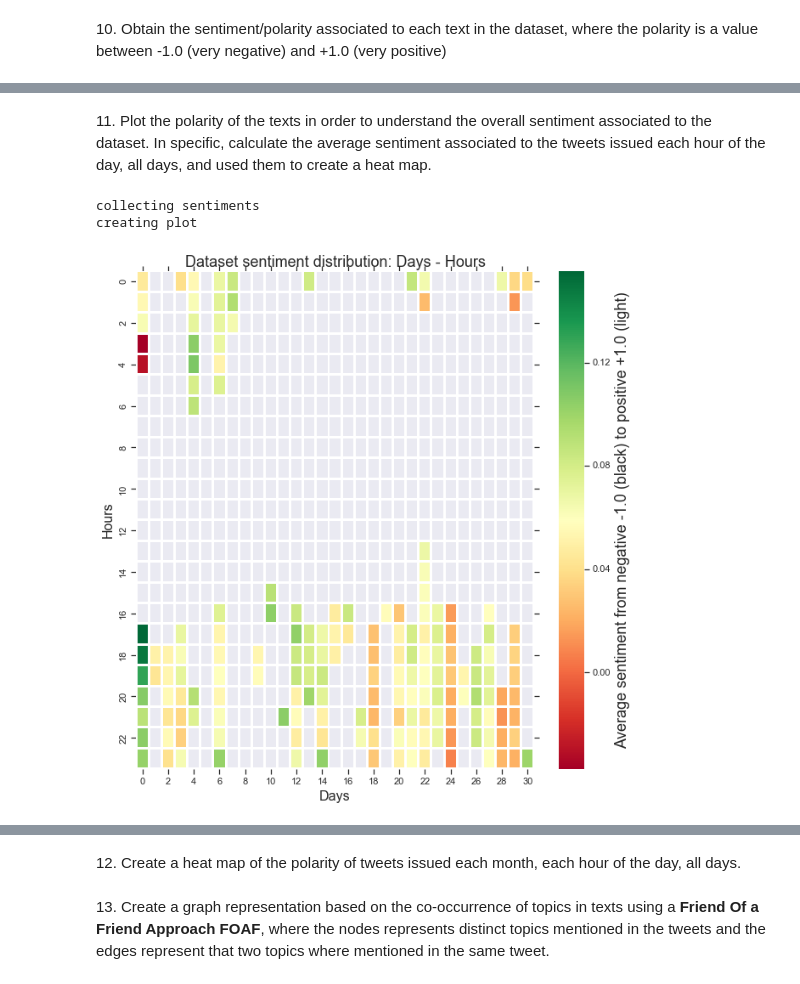
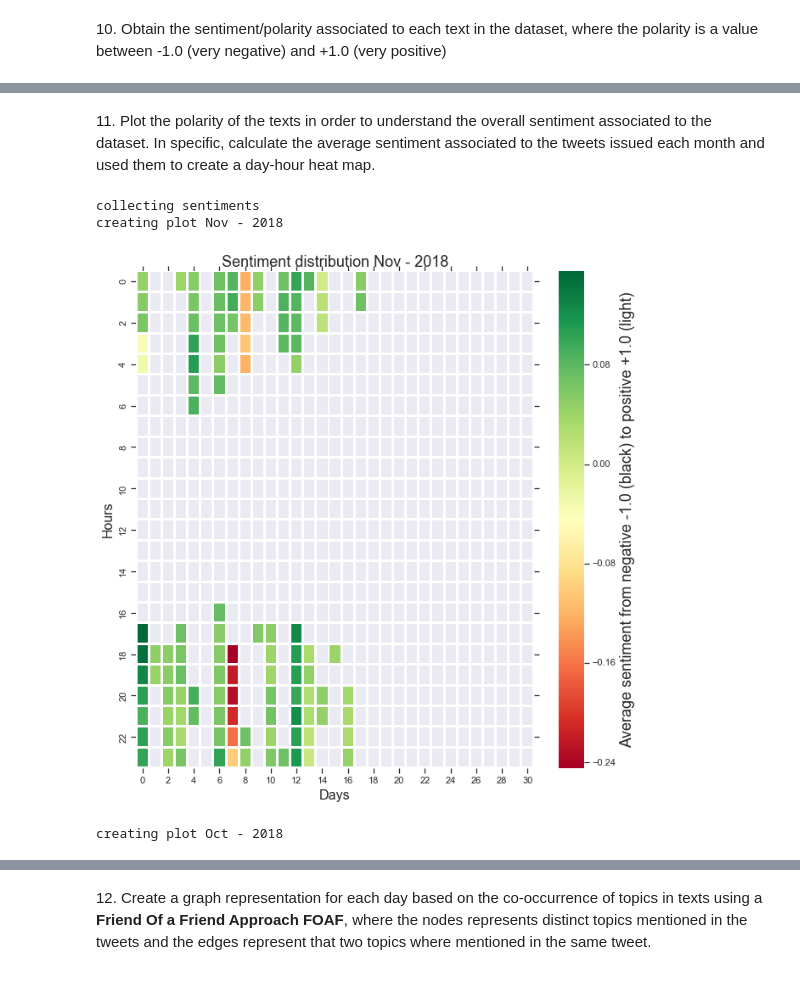
Before and after one commit to Innova4DLab/Zeinab---China-Research, a Jupyter notebook: Twitter Dataset analysis/twitterDatasetStatistics.ipynb, the cells around one changed output, grey strips where cells are left out. Saved outputs shown, nothing was run; the diff lists cells and outputs as text; code cells hidden in the pictures.

Commit message:
Update twitterDatasetStatistics.ipynb
New version of notebook

```diff
--- a/Twitter Dataset analysis/twitterDatasetStatistics.ipynb
+++ b/Twitter Dataset analysis/twitterDatasetStatistics.ipynb
@@ -390,7 +396,7 @@ File: 29-10-2018.json
 File: 30-10-2018.json
 File: 31-10-2018.json
 # %% [markdown]
-11\. Plot the polarity of the texts in order to understand the overall sentiment associated to the dataset. In specific, calculate the average sentiment associated to the tweets issued each hour of the day, all days, and used them to create a heat map.
+11\. Plot the polarity of the texts in order to understand the overall sentiment associated to the dataset. In specific, calculate the average sentiment associated to the tweets issued each month and used them to create a day-hour heat map.
 # %%
 %matplotlib inline
 import datetime
@@ -401,56 +407,74 @@ import seaborn as sns; sns.set()
 import pandas as pd
 import numpy as np
 
 sentiments=[]
 dates=[]
+
 print "collecting sentiments"
 with codecs.open("dataSetSentiment.txt", "r" ,"UTF-8") as file:
     for line in file:
         elementsList=line.split("||")
         dateSentiment=datetime.strptime(elementsList[1], "%a %b %d %H:%M:%S +0000 %Y")
         dates.append(dateSentiment)
         sentiments.append(float(elementsList[2]))
+
+years=[]
+
+months=[]
 
 days=["01","02","03","04","05","06","07","08","09","10",
       "11","12","13","14","15","16","17","18","19","20",
       "21","22","23","24","25","26","27","28","29","30",
       "31"]
 
 hours=["00","01","02","03","04","05","06","07","08","09",
        "10","11","12","13","14","15","16","17","18","19",
        "20","21","22","23"]
 
-
-sentimentDayHour={hour:{day: [] for day in days} for hour in hours}
-
+sentimentDsitribution={}
 
 for date,sentiment in zip(dates,sentiments):
+    year=date.strftime("%Y")
+    month=date.strftime("%b")
     day=date.strftime("%d")
     hour=date.strftime("%H")
-    sentimentDayHour[hour][day].append(sentiment)
 
-heatMap=[]
-index=0
-for hour in hours:
-    heatMap.append([])
-    for day in days:
-        if len(sentimentDayHour[hour][day])>0:
-           heatMap[index].append(np.mean(sentimentDayHour[hour][day]))
-        else:
-           heatMap[index].append(np.nan)
-    index+=1
+    if year not in years:
+        years.append(year)
+        sentimentDsitribution[year]={}
 
-print "creating plot"
-heatMap=  pd.DataFrame(heatMap)
-fig, ax = plt.subplots()
-ax = sns.heatmap(heatMap,linewidths=2, cmap="RdYlGn",mask=heatMap.isnull())
-ax.set_title("Dataset sentiment distribution: Days - Hours").set_fontsize(18)
-ax.figure.axes[-1].set_ylabel("Average sentiment from negative -1.0 (black) to positive +1.0 (light)", size=18)
-plt.xlabel('Days').set_fontsize(16)
-plt.ylabel('Hours').set_fontsize(16)
-fig.set_size_inches(10.5, 10.5)
-plt.show()
+    if month not in months:
+            months.append(month)
+            sentimentDsitribution[year][month]={hour:{day: [] for day in days} for hour in hours}
+            sentimentDsitribution[year][month][hour][day].append(sentiment)
+    else:
+            sentimentDsitribution[year][month][hour][day].append(sentiment)
+
+#plot a heatmap for each month in the dataset
+for year in years:
+    for month in months:
+        heatMap=[]
+        index=0
+        for hour in hours:
+            heatMap.append([])
+            for day in days:
+                if len(sentimentDsitribution[year][month][hour][day])>0:
+                   heatMap[index].append(np.mean(sentimentDsitribution[year][month][hour][day]))
+                else:
+                   heatMap[index].append(np.nan)
+            index+=1
+        print "creating plot "+month+" - "+year
+        heatMap=  pd.DataFrame(heatMap)
+        fig, ax = plt.subplots()
+        ax = sns.heatmap(heatMap,linewidths=2, cmap="RdYlGn",mask=heatMap.isnull())
+        ax.set_title("Sentiment distribution "+month+" - "+year).set_fontsize(18)
+        ax.figure.axes[-1].set_ylabel("Average sentiment from negative -1.0 (black) to positive +1.0 (light)", size=18)
+        plt.xlabel('Days').set_fontsize(16)
+        plt.ylabel('Hours').set_fontsize(16)
+        fig.set_size_inches(10.5, 10.5)
+        plt.show()
 # %% [output]
 collecting sentiments
-creating plot
+creating plot Nov - 2018
-[figure, old version]
+[figure, new version]
+creating plot Oct - 2018
@@ -457,5 +482,3 @@ creating plot
-# %% [markdown]
-12\. Create a heat map of the polarity of tweets issued each month, each hour of the day, all days.
 # %% [markdown]
-13\. Create a graph representation based on the co-occurrence of topics in texts using a __Friend Of a Friend Approach FOAF__, where the nodes represents  distinct topics mentioned in the tweets and the edges represent that two topics where mentioned in the same tweet.
+12\. Create a graph representation for each day based on the co-occurrence of topics in texts using a __Friend Of a Friend Approach FOAF__, where the nodes represents  distinct topics mentioned in the tweets and the edges represent that two topics where mentioned in the same tweet.
 # %%
```
Also changed, not shown: parts of 14 cells of this notebook.
